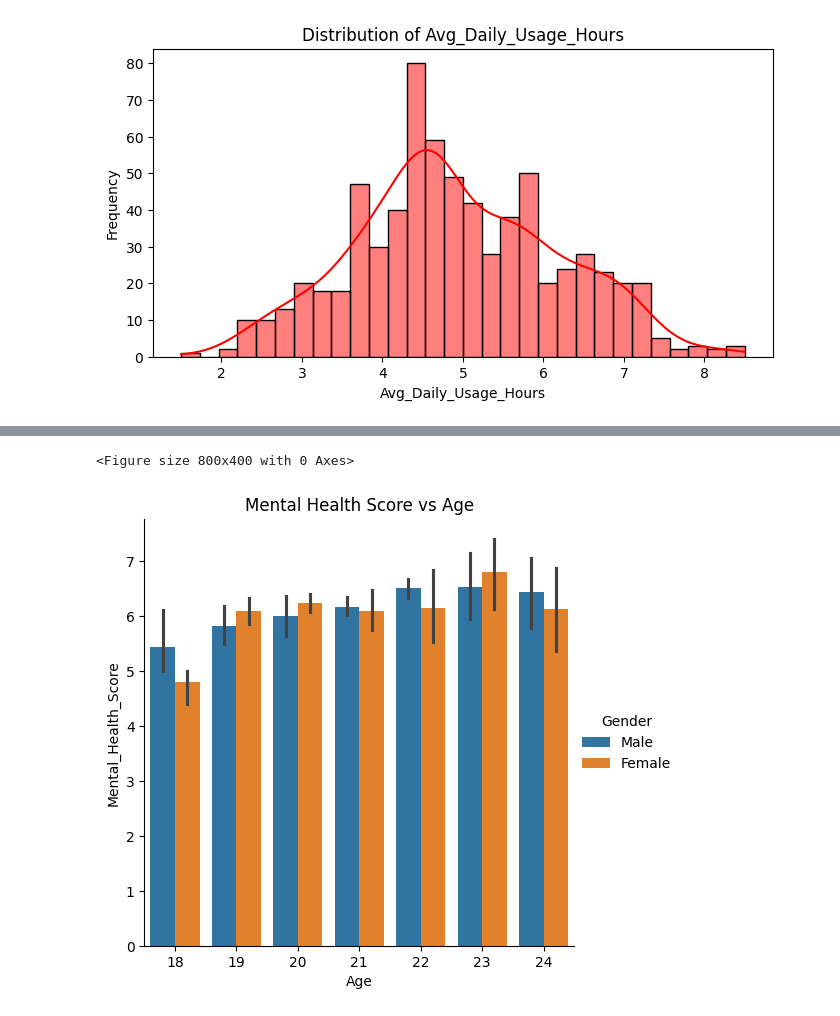
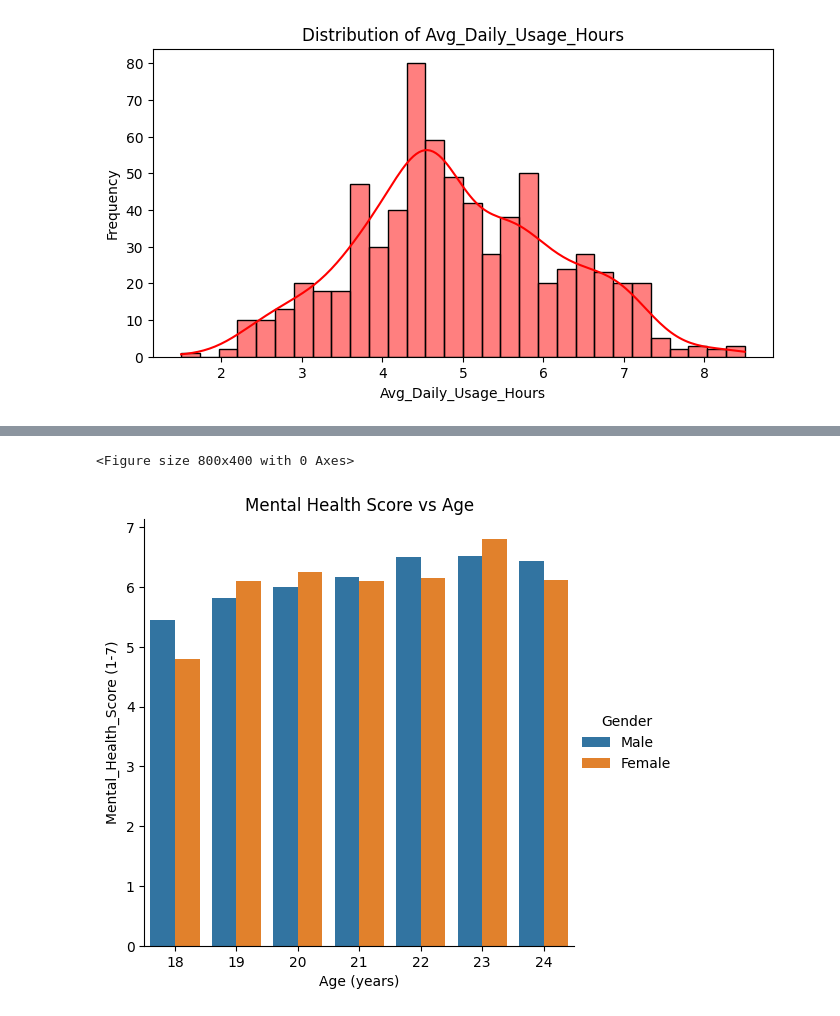
Before and after one commit to SyusufWaliyyi/FlexiSAF_Intership, a Jupyter notebook: week_5/week_5.ipynb, the cells around one changed output, grey strips where cells are left out. Drawn from its saved outputs; the diff is of its cells as text; code cells hidden in the pictures.

```diff
--- a/week_5/week_5.ipynb
+++ b/week_5/week_5.ipynb
@@ -146,12 +198,12 @@ plt.show()
 # %%
-# Visualizing the distribution of a Avg_Daily_Usage_Hours
+# Bar plot for Avg_Daily_Usage_Hours by Gender
 plt.figure(figsize=(8, 4))
 sns.catplot(x= 'Age', y = 'Mental_Health_Score',
-            data=df,  hue='Gender', kind='bar')
+            data=df,  hue='Gender', kind='bar', errorbar=None)
 plt.title('Mental Health Score vs Age')
-plt.xlabel('Age')
-plt.ylabel('Mental_Health_Score')
+plt.xlabel('Age (years)')
+plt.ylabel('Mental_Health_Score (1-7)')
 plt.show()
 # %% [output]
 <Figure size 800x400 with 0 Axes>
-[figure, old version]
+[figure, new version]
```
Also changed, not shown: parts of 7 cells of this notebook, 1 other file.
